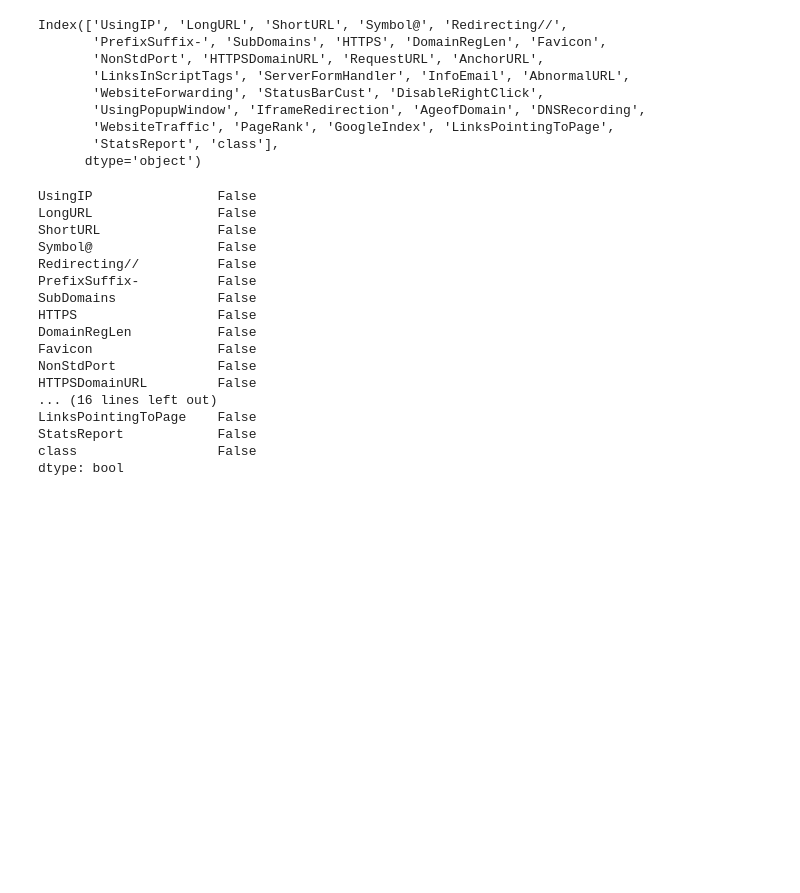
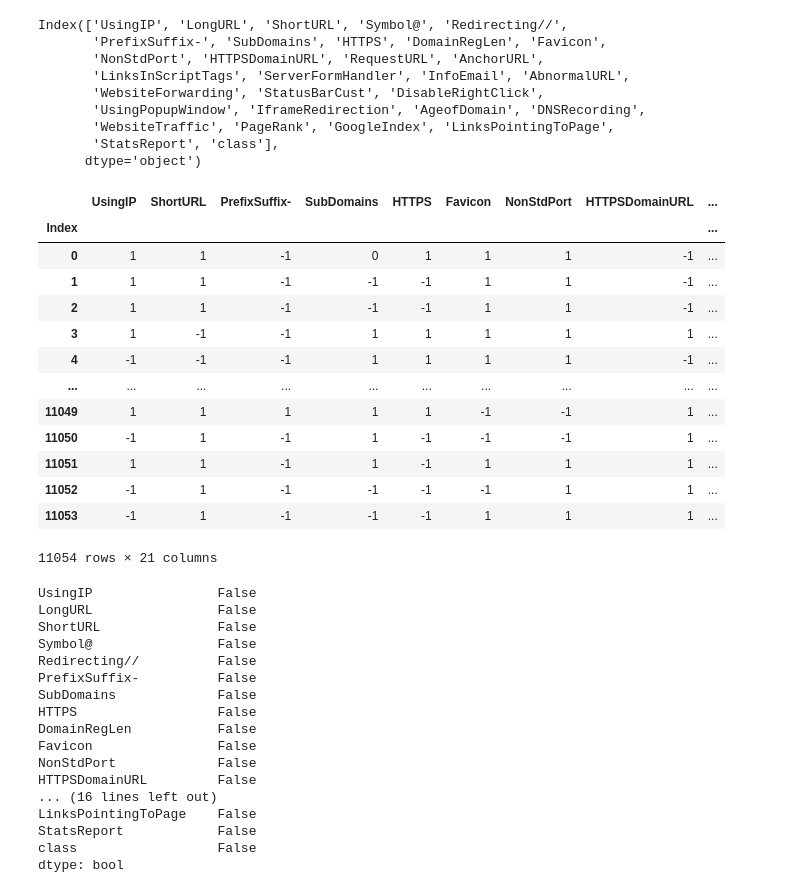
Before and after one commit to Shivsrijit/PhiTector, a Jupyter notebook: Phishing Link Analysis.ipynb, the cells around one changed output. Cells and saved outputs as stored; diff of their text form; code cells hidden in the pictures; blank space fills up the shorter version.

```diff
--- a/Phishing Link Analysis.ipynb
+++ b/Phishing Link Analysis.ipynb
@@ -39,6 +40,23 @@ Index(['UsingIP', 'LongURL', 'ShortURL', 'Symbol@', 'Redirecting//',
        'WebsiteTraffic', 'PageRank', 'GoogleIndex', 'LinksPointingToPage',
        'StatsReport', 'class'],
       dtype='object')
+# %%
+df.drop(columns=['LongURL', 'Symbol@', 'Redirecting//', 'DomainRegLen', 'InfoEmail', 'DisableRightClick', 'UsingPopupWindow', 'AgeofDomain', 'PageRank', 'StatsReport'])
+# %% [output]
+|  | UsingIP | ShortURL | PrefixSuffix- | SubDomains | HTTPS | Favicon | NonStdPort | HTTPSDomainURL | ... |
+| Index |  |  |  |  |  |  |  |  | ... |
+| 0 | 1 | 1 | -1 | 0 | 1 | 1 | 1 | -1 | ... |
+| 1 | 1 | 1 | -1 | -1 | -1 | 1 | 1 | -1 | ... |
+| 2 | 1 | 1 | -1 | -1 | -1 | 1 | 1 | -1 | ... |
+| 3 | 1 | -1 | -1 | 1 | 1 | 1 | 1 | 1 | ... |
+| 4 | -1 | -1 | -1 | 1 | 1 | 1 | 1 | -1 | ... |
+| ... | ... | ... | ... | ... | ... | ... | ... | ... | ... |
+| 11049 | 1 | 1 | 1 | 1 | 1 | -1 | -1 | 1 | ... |
+| 11050 | -1 | 1 | -1 | 1 | -1 | -1 | -1 | 1 | ... |
+| 11051 | 1 | 1 | -1 | 1 | -1 | 1 | 1 | 1 | ... |
+| 11052 | -1 | 1 | -1 | -1 | -1 | -1 | 1 | 1 | ... |
+| 11053 | -1 | 1 | -1 | -1 | -1 | 1 | 1 | 1 | ... |
+11054 rows × 21 columns
 # %%
 df.isnull().any()
 # %% [output]
```
Also changed, not shown: parts of 10 cells of this notebook.
